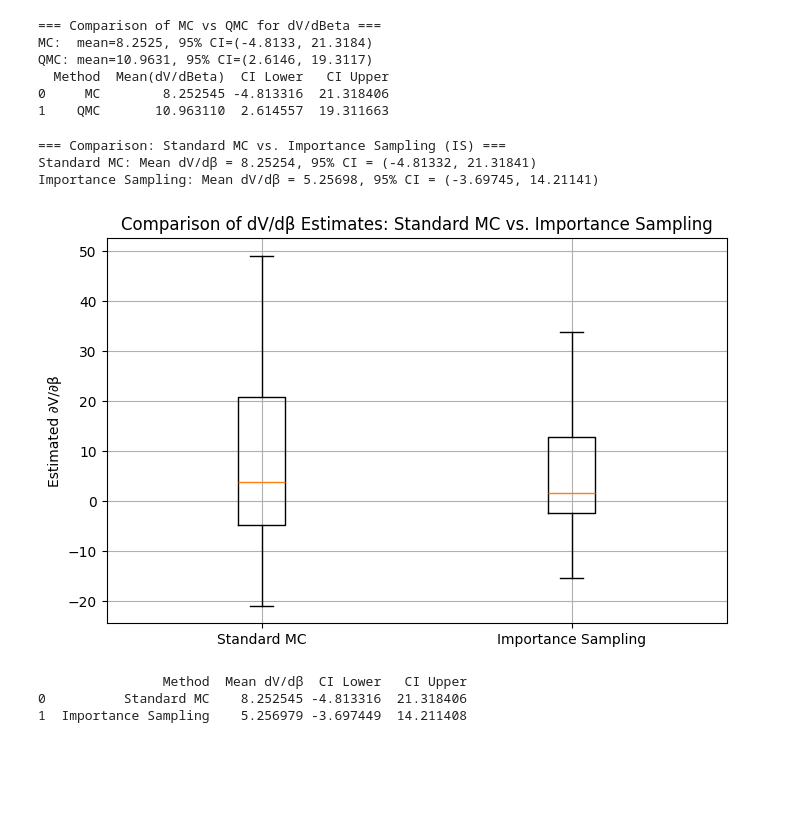
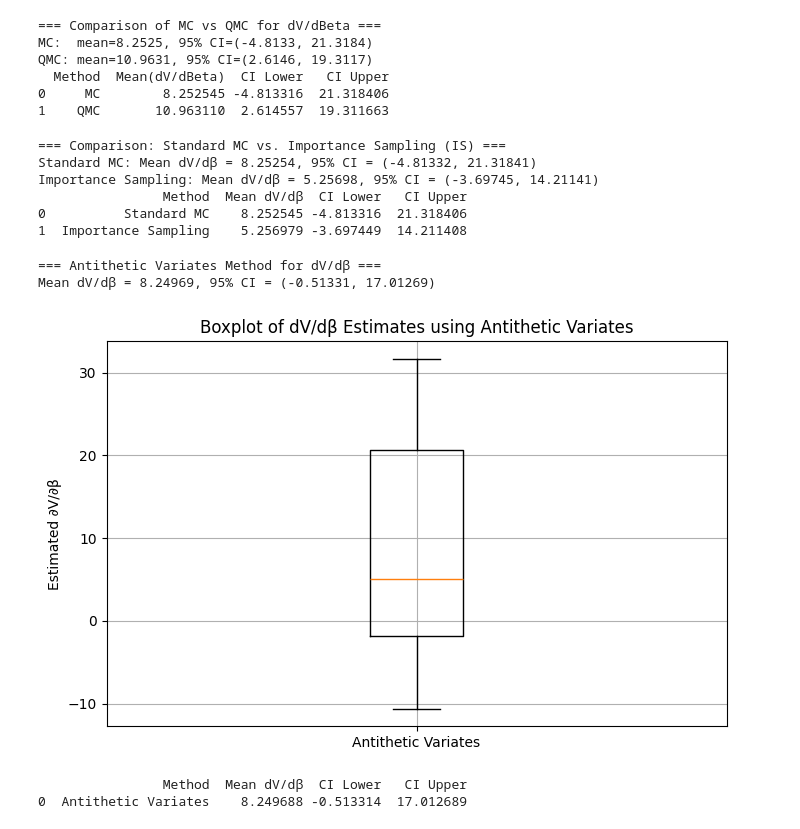
Before and after one commit to EvelynWang94/monte-carlo-option-pricing, a Jupyter notebook: monte-carlo-option-pricing.ipynb, the cells around one changed output. Drawn from its saved outputs; the diff is of its cells as text; code cells hidden in the pictures; blank space fills up the shorter version.

```diff
--- a/monte-carlo-option-pricing.ipynb
+++ b/monte-carlo-option-pricing.ipynb
@@ -1256,18 +1299,7 @@ print(f"Standard MC: Mean dV/dβ = {mc_mean:.5f}, 95% CI = ({mc_low:.5f}, {mc_hi
 print(f"Importance Sampling: Mean dV/dβ = {is_mean:.5f}, 95% CI = ({is_low:.5f}, {is_high:.5f})")
 
 # -----------------------------
-# 6. Plot Boxplot to Compare Methods
-# -----------------------------
-plt.figure(figsize=(8,5))
-data = [mc_estimates, is_estimates]
-plt.boxplot(data, labels=["Standard MC", "Importance Sampling"])
-plt.ylabel("Estimated ∂V/∂β")
-plt.title("Comparison of dV/dβ Estimates: Standard MC vs. Importance Sampling")
-plt.grid(True)
-plt.show()
-
-# -----------------------------
-# 7. Store Results in a DataFrame and Print
+# 6. Store Results in a DataFrame and Print
 # -----------------------------
 df_results = pd.DataFrame({
     "Method": ["Standard MC", "Importance Sampling"],
@@ -1280,10 +1312,9 @@ print(df_results)
 === Comparison: Standard MC vs. Importance Sampling (IS) ===
 Standard MC: Mean dV/dβ = 8.25254, 95% CI = (-4.81332, 21.31841)
 Importance Sampling: Mean dV/dβ = 5.25698, 95% CI = (-3.69745, 14.21141)
+                Method  Mean dV/dβ  CI Lower   CI Upper
+0          Standard MC    8.252545 -4.813316  21.318406
+1  Importance Sampling    5.256979 -3.697449  14.211408
-[figure, removed]
-                Method  Mean dV/dβ  CI Lower   CI Upper
-0          Standard MC    8.252545 -4.813316  21.318406
-1  Importance Sampling    5.256979 -3.697449  14.211408
 # %%
 # Antithetic Variates
 
@@ -1392,34 +1423,40 @@ def mean_confidence_interval(data, confidence=0.95):
     std_val = np.std(data, ddof=1)
     n = len(data)
     z = 1.96  # For large samples, use normal approximation
     half_width = z * (std_val / np.sqrt(n))
     return mean_val, mean_val - half_width, mean_val + half_width
 
 av_mean, av_low, av_high = mean_confidence_interval(av_estimates)
 
 print("=== Antithetic Variates Method for dV/dβ ===")
 print(f"Mean dV/dβ = {av_mean:.5f}, 95% CI = ({av_low:.5f}, {av_high:.5f})")
 
 # -----------------------------
 # 5. Plot Boxplot of Results
 # -----------------------------
 plt.figure(figsize=(8,5))
-plt.boxplot(av_estimates, labels=["Antithetic Variates"])
+plt.boxplot(av_estimates, tick_labels=["Antithetic Variates"])
 plt.ylabel("Estimated ∂V/∂β")
 plt.title("Boxplot of dV/dβ Estimates using Antithetic Variates")
 plt.grid(True)
 plt.show()
 
 # -----------------------------
 # 6. Store Results in a DataFrame and Print
 # -----------------------------
 df_av = pd.DataFrame({
     "Method": ["Antithetic Variates"],
     "Mean dV/dβ": [av_mean],
     "CI Lower": [av_low],
     "CI Upper": [av_high]
 })
 print(df_av)
+# %% [output]
+=== Antithetic Variates Method for dV/dβ ===
+Mean dV/dβ = 8.24969, 95% CI = (-0.51331, 17.01269)
+[figure, added]
+                Method  Mean dV/dβ  CI Lower   CI Upper
+0  Antithetic Variates    8.249688 -0.513314  17.012689
 # %%
 import numpy as np
 import pandas as pd
```
Also changed, not shown: parts of 9 cells of this notebook.
